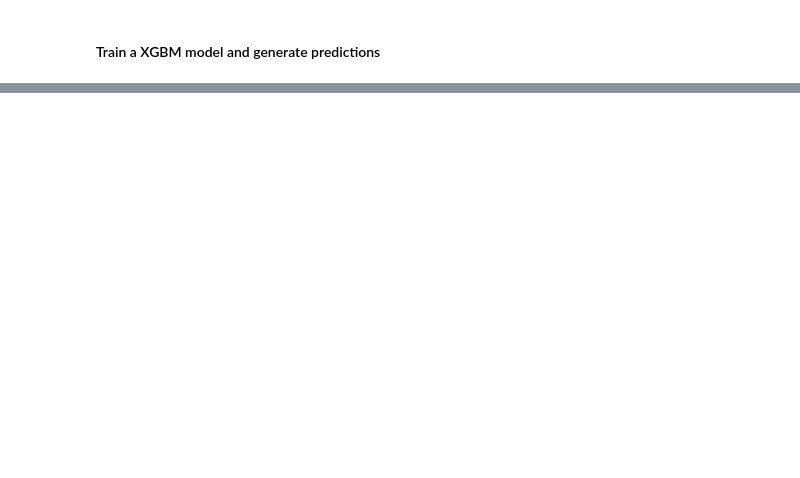
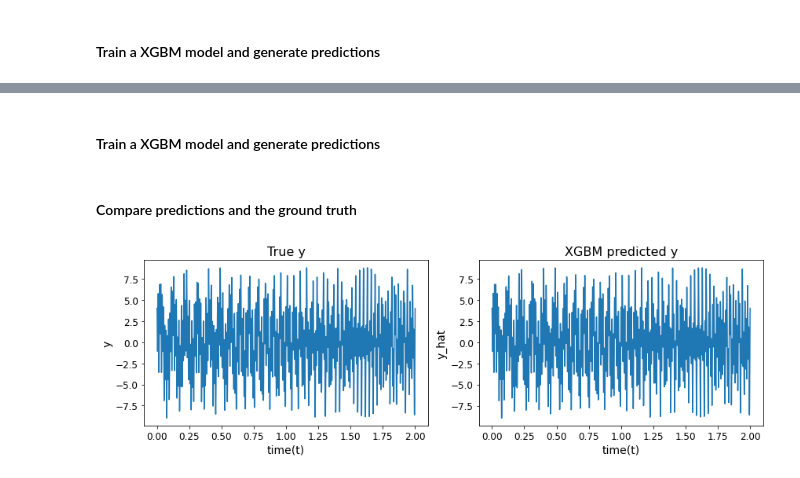
Before and after one commit to JianqiaoMao/PFFRA, a Jupyter notebook: Tutorial.ipynb, the cells around one changed output, grey strips where cells are left out. Saved outputs shown, nothing was run; the diff lists cells and outputs as text; code cells hidden in the pictures; blank space fills up the shorter version.

```diff
--- a/Tutorial.ipynb
+++ b/Tutorial.ipynb
@@ -98,0 +140,11 @@ plt.show()
+# %%
+t = np.linspace(0, 2, 2000)
+w1 = 3*t**2 + 10
+w2 = -5*t + 50
+w3 = 100
+x1 = np.sin(2 * np.pi * w1 * t)
+x2 = np.sin(2 * np.pi * w2 * t)
+x3 = np.cos(2 * np.pi * w3 * t)
+
+X = np.column_stack((x1, x2, x3))
+y = 3 * x1 + 2 * x2 + 4*x3
@@ -98,0 +180,22 @@ plt.show()
+# %% [markdown]
+#### Train a XGBM model and generate predictions
+# %%
+model = XGBRegressor(n_estimators = 50)
+model = model.fit(X, y)
+y_hat = model.predict(X)
+# %% [markdown]
+#### Compare predictions and the ground truth
+# %%
+fig, axs = plt.subplots(1, 2, figsize=(12, 4))
+axs[0].plot(t, y)
+axs[0].set_title("True y")
+axs[0].set_xlabel("time(t)")
+axs[0].set_ylabel("y")
+axs[1].plot(t, y_hat)
+axs[1].set_title("XGBM predicted y")
+axs[1].set_xlabel("time(t)")
+axs[1].set_ylabel("y_hat")
+plt.tight_layout()
+plt.show()
+# %% [output]
+[figure, added]
```
Also changed, not shown: parts of 21 cells of this notebook, 9 other files.
